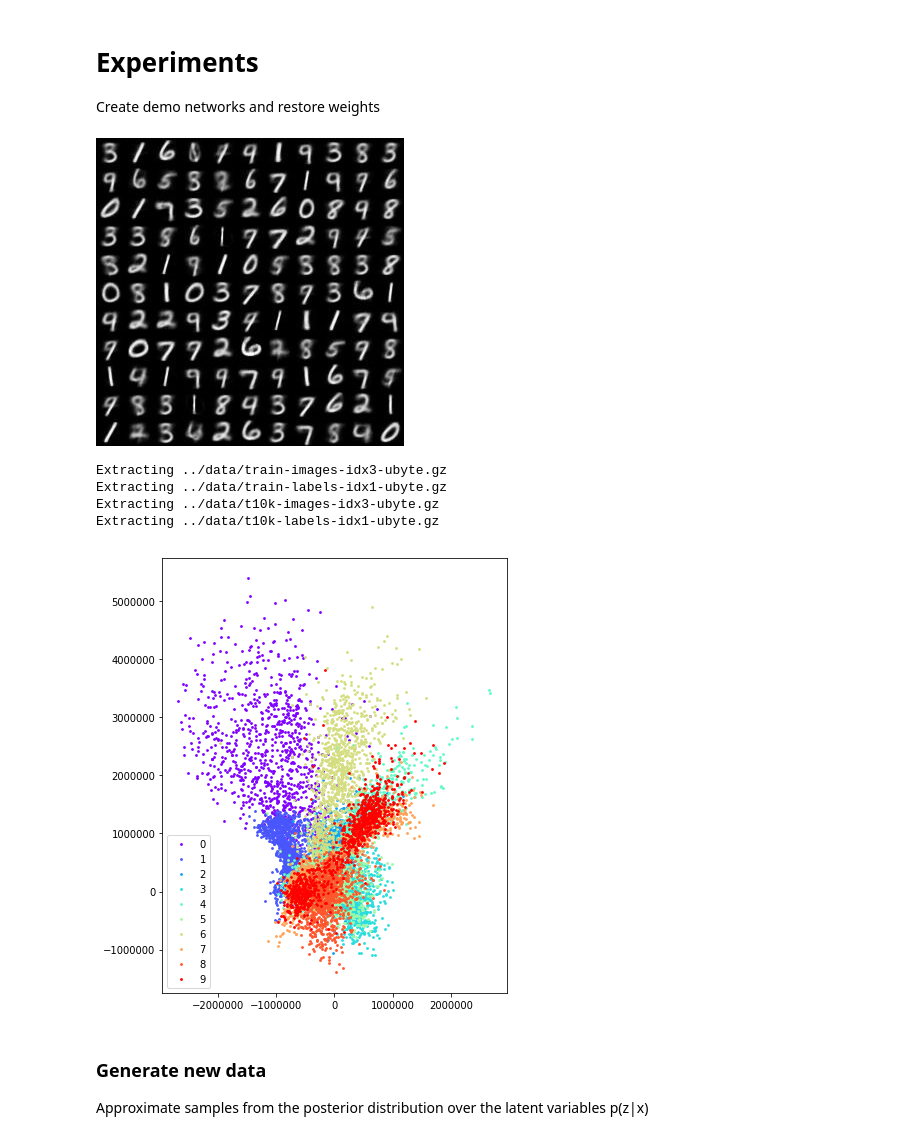
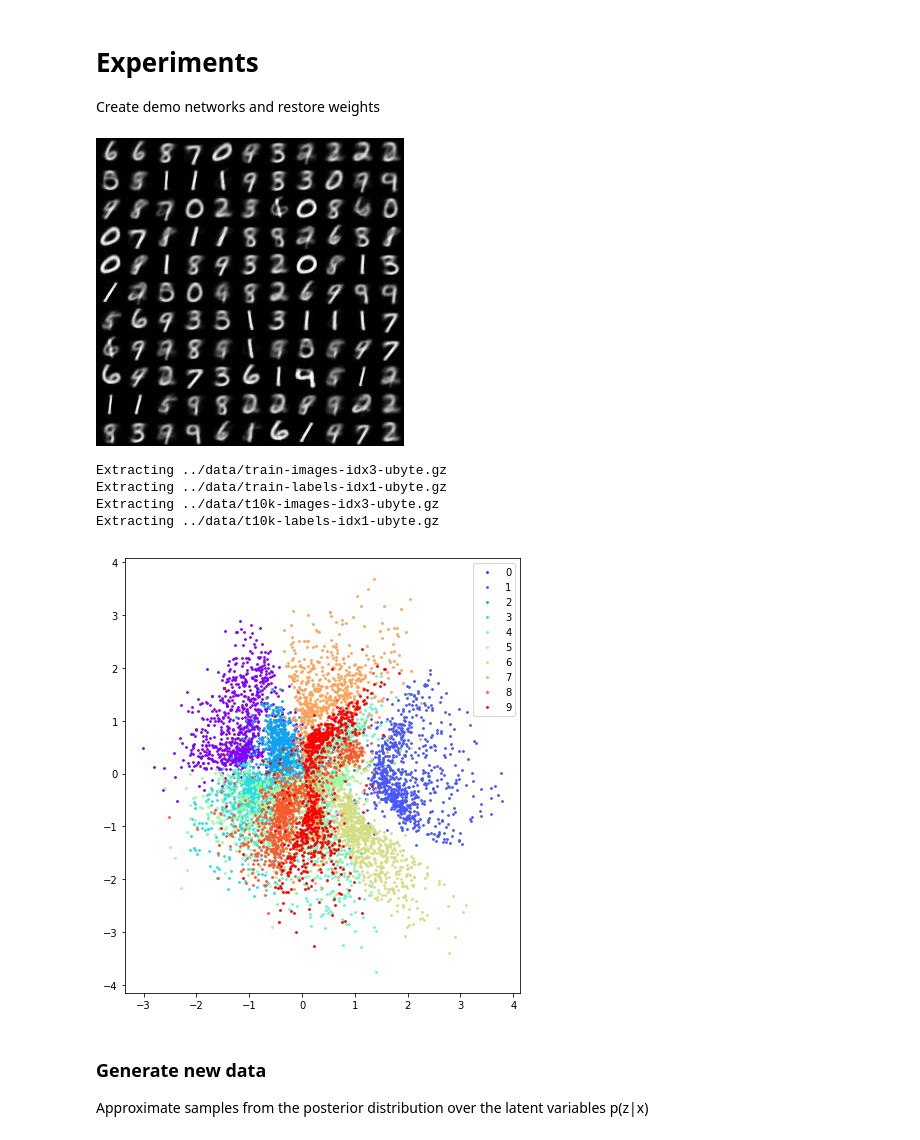
Before and after one commit to nghorbani/CNN_Implementations, a Jupyter notebook: Notebooks/AAE.ipynb, the cells around one changed output. Saved outputs shown, nothing was run; the diff lists cells and outputs as text; code cells hidden in the pictures.

```diff
--- a/Notebooks/AAE.ipynb
+++ b/Notebooks/AAE.ipynb
@@ -38,11 +39,12 @@ You can either get the fully trained models from [google drive](https://goo.gl/7
 # Experiments
 Create demo networks and restore weights
 # %%
-best_model = work_dir + "055_24024_model.ckpt"
-best_img = work_dir + 'Rec_Epoch_055_Iter_24024.jpg'
+iter_num = 18018
+best_model = work_dir + "Model_Iter_%.3d.ckpt"%iter_num
+best_img = work_dir + 'Gen_Iter_%d.jpg'%iter_num
 Image(filename=best_img)
 # %% [output]
-[figure, old version]
+[figure, new version]
 # %%
 latentD = 2 # of the best model trained
 batch_size = 128
@@ -65,16 +68,19 @@ dec_varlist = tf.get_collection(tf.GraphKeys.GLOBAL_VARIABLES, scope=networktype
 saver = tf.train.Saver(var_list=enc_varlist+dec_varlist)
 saver.restore(demo_sess, best_model)
 # %%
+#Get uniform samples over the labels
+spl = 800  # sample_per_label
 data = input_data.read_data_sets(data_dir, one_hot=False, reshape=False)
-test_data, test_labels = data.test.next_batch(data.test.num_examples)
-decoded_data = demo_sess.run(Z_op, feed_dict={Xph:test_data, is_training:False})
-plot_latent_variable(decoded_data, test_labels)
+Xdemo, Xdemo_labels = get_demo_data(data, spl)
+
+decoded_data = demo_sess.run(Z_op, feed_dict={Xph:Xdemo, is_training:False})
+plot_latent_variable(decoded_data, Xdemo_labels)
 # %% [output]
 Extracting ../data/train-images-idx3-ubyte.gz
 Extracting ../data/train-labels-idx1-ubyte.gz
 Extracting ../data/t10k-images-idx3-ubyte.gz
 Extracting ../data/t10k-labels-idx1-ubyte.gz
-[figure, old version]
+[figure, new version]
 # %% [markdown]
 ### Generate new data
 Approximate samples from the posterior distribution over the latent variables p(z|x)
```
Also changed, not shown: parts of 4 cells of this notebook, 5 other files.
